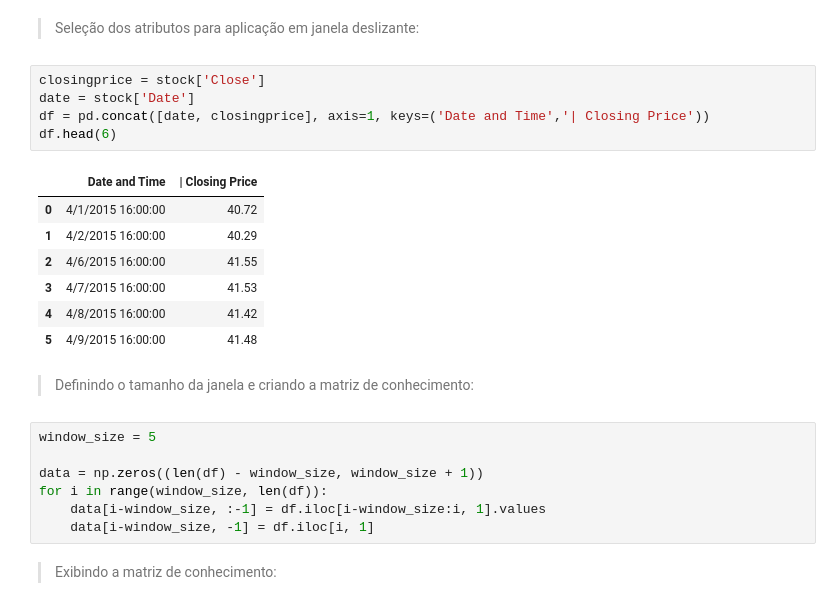
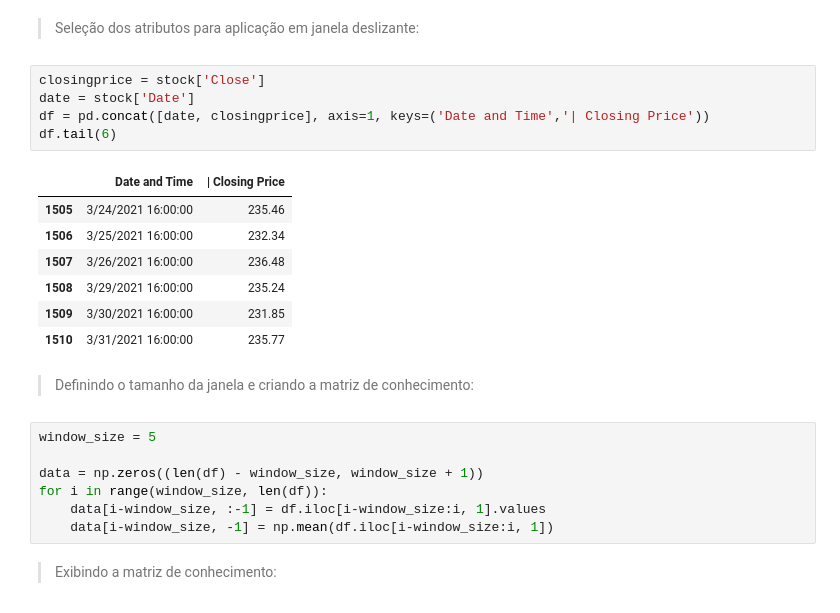
Before and after one commit to luca-ferro/atividade2ia, a Jupyter notebook: Atividade2IA.ipynb, the cells around one changed output. Saved outputs shown, nothing was run; the diff lists cells and outputs as text.

```diff
--- a/Atividade2IA.ipynb
+++ b/Atividade2IA.ipynb
@@ -53,16 +53,16 @@ stock.head()
 # %%
 closingprice = stock['Close']
 date = stock['Date']
 df = pd.concat([date, closingprice], axis=1, keys=('Date and Time','| Closing Price'))
-df.head(6)
+df.tail(6)
 # %% [output]
 |  | Date and Time | | Closing Price |
-| 0 | 4/1/2015 16:00:00 | 40.72 |
-| 1 | 4/2/2015 16:00:00 | 40.29 |
-| 2 | 4/6/2015 16:00:00 | 41.55 |
-| 3 | 4/7/2015 16:00:00 | 41.53 |
-| 4 | 4/8/2015 16:00:00 | 41.42 |
-| 5 | 4/9/2015 16:00:00 | 41.48 |
+| 1505 | 3/24/2021 16:00:00 | 235.46 |
+| 1506 | 3/25/2021 16:00:00 | 232.34 |
+| 1507 | 3/26/2021 16:00:00 | 236.48 |
+| 1508 | 3/29/2021 16:00:00 | 235.24 |
+| 1509 | 3/30/2021 16:00:00 | 231.85 |
+| 1510 | 3/31/2021 16:00:00 | 235.77 |
 # %% [markdown]
 > Definindo o tamanho da janela e criando a matriz de conhecimento:
 # %%
@@ -71,7 +71,7 @@ window_size = 5
 data = np.zeros((len(df) - window_size, window_size + 1))
 for i in range(window_size, len(df)):
     data[i-window_size, :-1] = df.iloc[i-window_size:i, 1].values
-    data[i-window_size, -1] = df.iloc[i, 1]
+    data[i-window_size, -1] = np.mean(df.iloc[i-window_size:i, 1])
 # %% [markdown]
 > Exibindo a matriz de conhecimento:
 # %%
```
Also changed, not shown: parts of 5 cells of this notebook.
